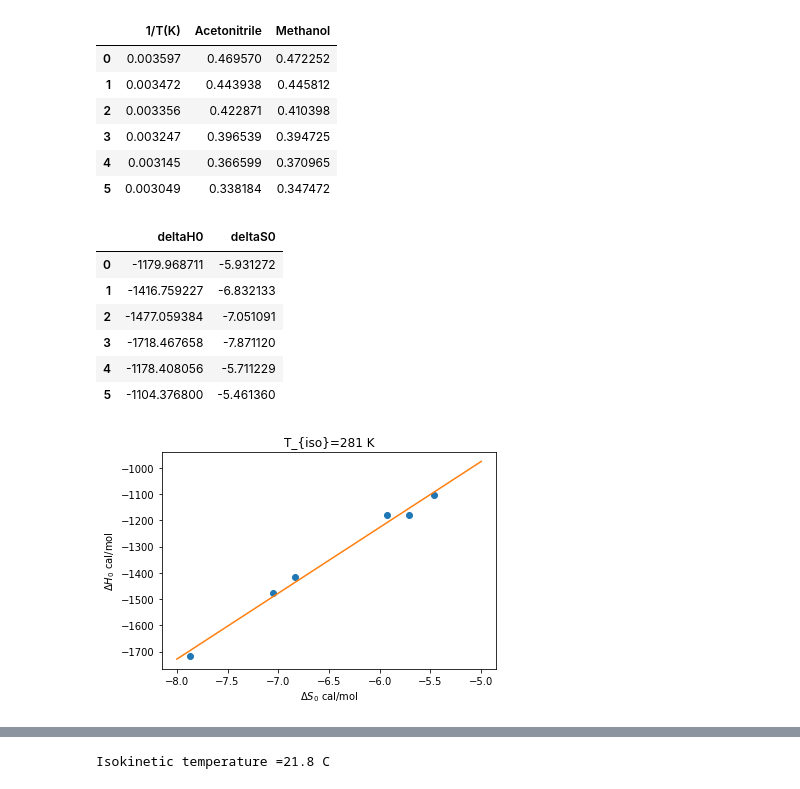
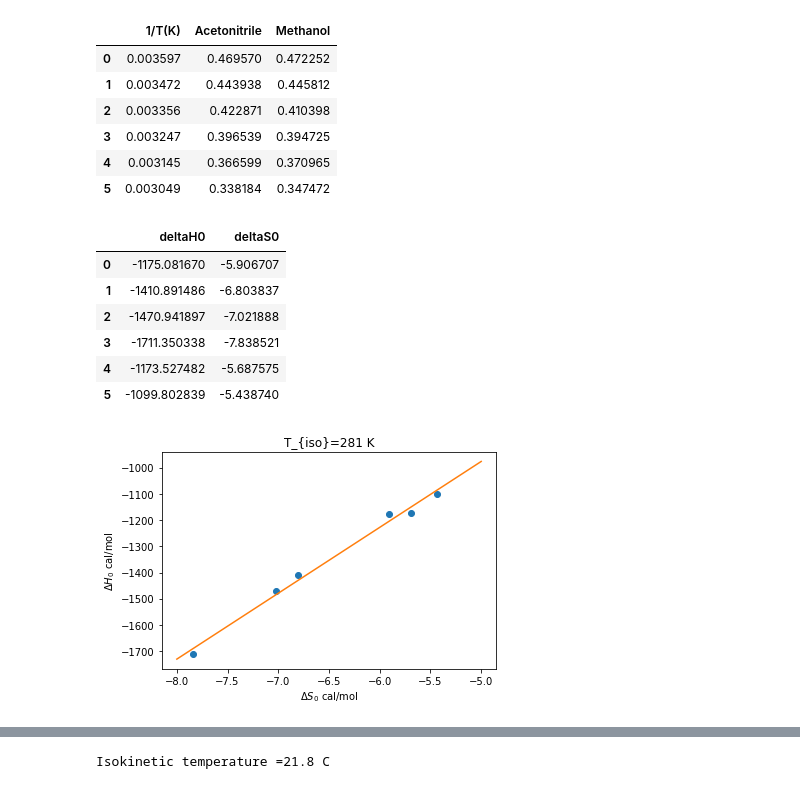
Before and after one commit to adbioc/Specroscopy, a Jupyter notebook: finalCD.ipynb, the cells around one changed output, grey strips where cells are left out. Drawn from its saved outputs; the diff is of its cells as text; code cells hidden in the pictures.

```diff
--- a/finalCD.ipynb
+++ b/finalCD.ipynb
@@ -211,3 +211,12 @@ def linfit(x, m, c):
     return m*x+c
 
 from scipy.optimize import curve_fit
+
+from scipy.constants import codata
+F = codata.physical_constants['Faraday constant'][0]
+qe = codata.physical_constants['elementary charge'][0]
+R = codata.physical_constants['molar gas constant'][0]
+kB = codata.physical_constants['Boltzmann constant'][0]
+kB_eV = codata.physical_constants['Boltzmann constant in eV/K'][0]
+N_A = codata.physical_constants['Avogadro constant'][0]
+F, R, qe, kB, kB_eV, N_A
@@ -214,3 +230,6 @@ from scipy.optimize import curve_fit
+# %%
+# R in cal/mol
+R=0.239006*R
 # %%
 
 F1=svd2f(X1,-XY1)
@@ -311,19 +330,23 @@ TABLE 1B: Fractions at different temperature
 | 4 | 0.003145 | 0.366599 | 0.370965 |
 | 5 | 0.003049 | 0.338184 | 0.347472 |
 # %%
+def Merge(dict1, dict2):
+    res = {**dict1, **dict2}
+    return res
+
 ad1={'deltaH0' :[-R*ars1[0],-R*ars2[0],-R*ars3[0],-R*ars4[0],-R*ars5[0],-R*ars6[0]]}
 ad2={'deltaS0' :[R*ars1[1],R*ars2[1],R*ars3[1],R*ars4[1],R*ars5[1],R*ars6[1]]}
 adic=Merge(ad1,ad2)
 adff = pd.DataFrame.from_dict(adic)
 adff
 # %% [output]
 |  | deltaH0 | deltaS0 |
-| 0 | -1179.968711 | -5.931272 |
-| 1 | -1416.759227 | -6.832133 |
-| 2 | -1477.059384 | -7.051091 |
-| 3 | -1718.467658 | -7.871120 |
-| 4 | -1178.408056 | -5.711229 |
-| 5 | -1104.376800 | -5.461360 |
+| 0 | -1175.081670 | -5.906707 |
+| 1 | -1410.891486 | -6.803837 |
+| 2 | -1470.941897 | -7.021888 |
+| 3 | -1711.350338 | -7.838521 |
+| 4 | -1173.527482 | -5.687575 |
+| 5 | -1099.802839 | -5.438740 |
 # %%
 mx,nx  = curve_fit(f=linfit, xdata=adff['deltaS0'], ydata=adff['deltaH0'], p0=[0, 0], bounds=(-np.inf, np.inf))
 
@@ -336,7 +359,7 @@ plt.ylabel("$\Delta H_0$ cal/mol")
 plt.title("T_{iso}=281 K")
 plt.show()
 # %% [output]
-[figure, old version]
+[figure, new version]
 # %%
 mx[0]-273
 # %% [output]
```
Also changed, not shown: parts of 6 cells of this notebook.
